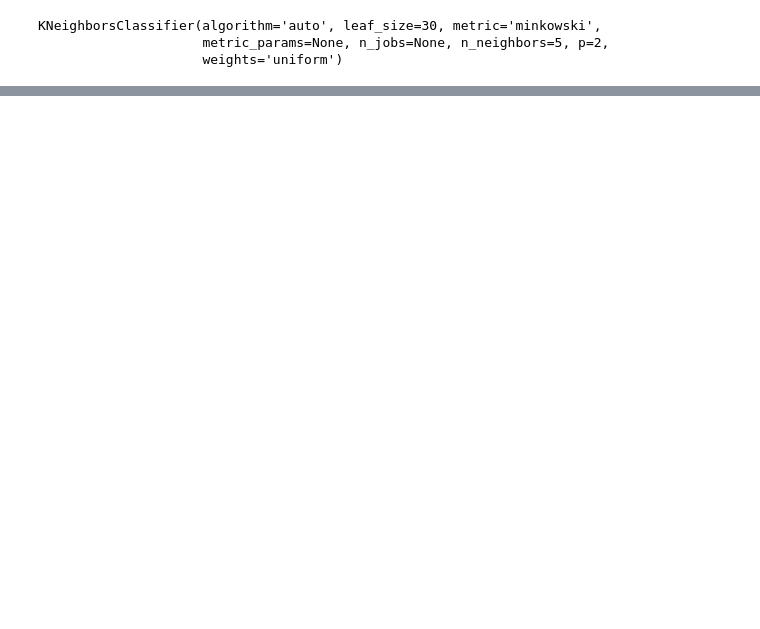
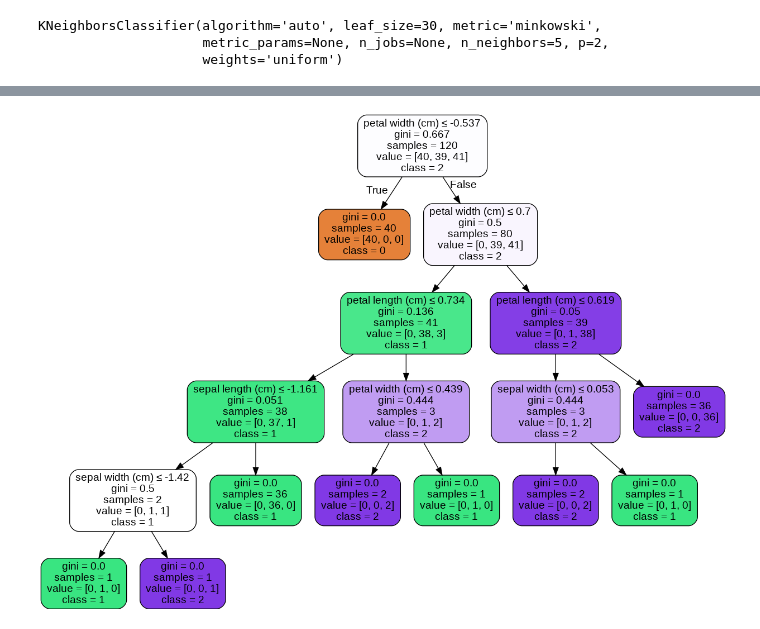
Before and after one commit to michelepignatari/Machine_Learning, a Jupyter notebook: KNN_x_ArvoreDecisao.ipynb, the cells around one changed output, grey strips where cells are left out. Saved outputs shown, nothing was run; the diff lists cells and outputs as text; code cells hidden in the pictures; blank space fills up the shorter version.

```diff
--- a/KNN_x_ArvoreDecisao.ipynb
+++ b/KNN_x_ArvoreDecisao.ipynb
@@ -77,0 +188,9 @@ plt.show()
+# %%
+#Visualizar a árvore de decisão
+dot_data = StringIO()
+export_graphviz (clf,out_file=dot_data, filled=True, rounded=True,special_characters=True, feature_names=iris.feature_names, class_names=['0','1','2'])
+graph = pydotplus.graph_from_dot_data(dot_data.getvalue())
+graph.write_png ('iris.png')
+Image(graph.create_png())
+# %% [output]
+[figure, added]
```
Also changed, not shown: parts of 16 cells of this notebook.
